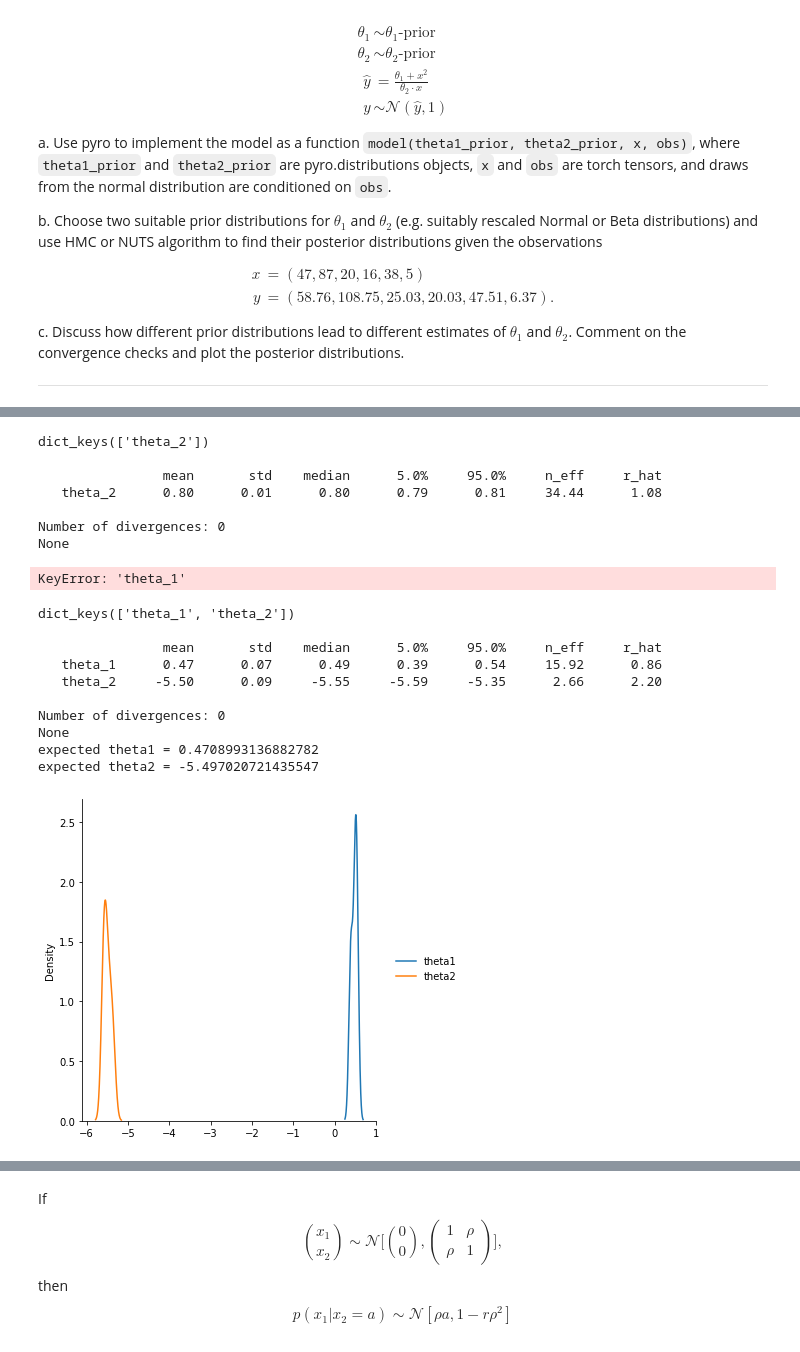
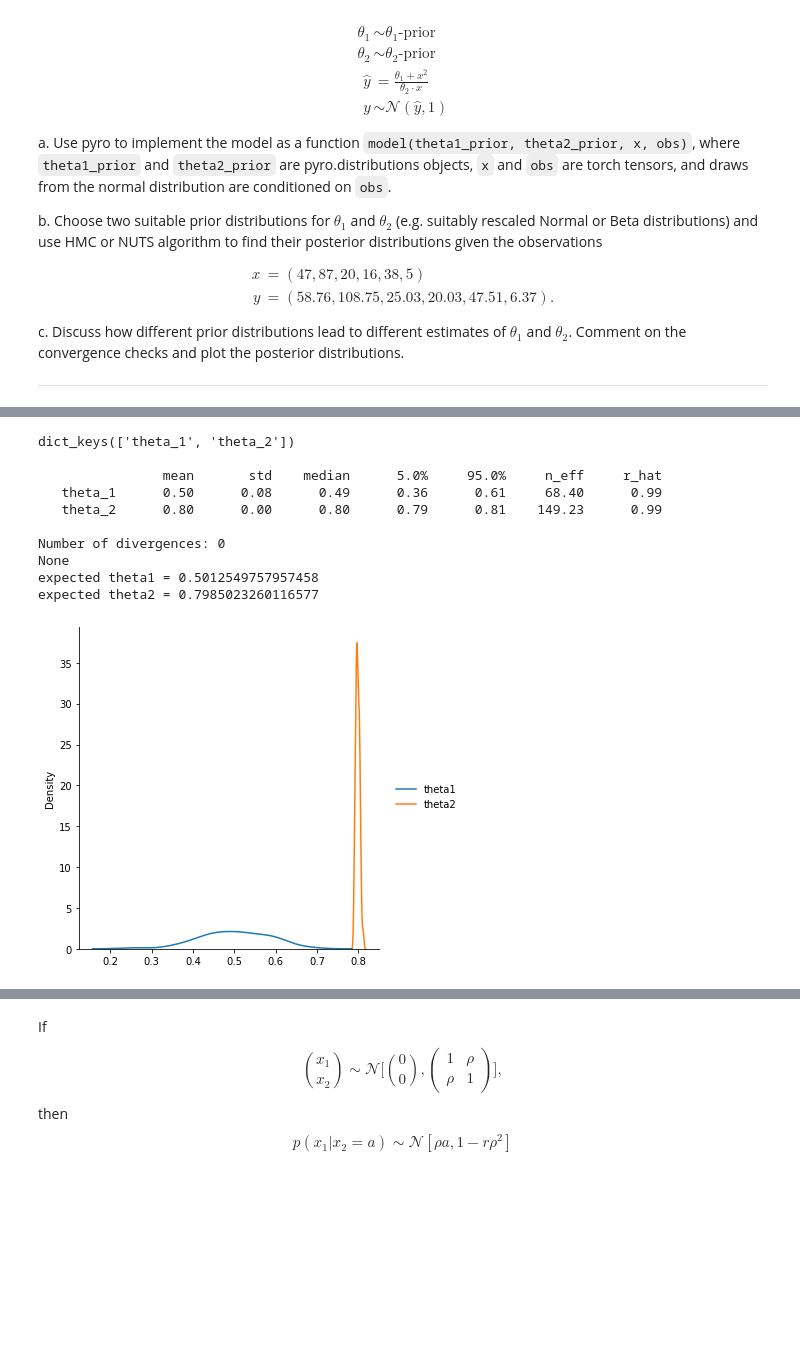
Before and after one commit to Francesc0rtu/statistical-machine-learning, a Jupyter notebook: homeworks2022/Solutions/homework4_ortu.ipynb, the cells around one changed output, grey strips where cells are left out. Cells and saved outputs as stored; diff of their text form; code cells hidden in the pictures; blank space fills up the shorter version.

```diff
--- a/homeworks2022/Solutions/homework4_ortu.ipynb
+++ b/homeworks2022/Solutions/homework4_ortu.ipynb
@@ -109,29 +112,17 @@ expected theta2 = 0.7994462847709656
 # %%
-theta = torch.tensor(0.2)
-Model = pyro.condition(model(theta1_beta, theta2_beta), data={"y":y})
-mcmc = compute_mcmc(Model,x, Kernel=NUTS)
-plot_inference(mcmc)
+# Launch the MCMC inference with gauss prior
+Model = pyro.condition(model(theta1_gauss, theta2_gauss), data={"y":y})
+mcmc_gauss = compute_mcmc(Model,x, Kernel=NUTS)
+plot_inference(mcmc_gauss)
 # %% [output]
-dict_keys(['theta_2'])
+dict_keys(['theta_1', 'theta_2'])
 
                 mean       std    median      5.0%     95.0%     n_eff     r_hat
-   theta_2      0.80      0.01      0.80      0.79      0.81     34.44      1.08
+   theta_1      0.50      0.08      0.49      0.36      0.61     68.40      0.99
+   theta_2      0.80      0.00      0.80      0.79      0.81    149.23      0.99
 
 Number of divergences: 0
 None
+expected theta1 = 0.5012549757957458
+expected theta2 = 0.7985023260116577
-KeyError: 'theta_1'
+[figure, added]
-# %%
-mcmc_gauss = compute_mcmc(model(theta1_gauss, theta2_gauss),x,y, Kernel=NUTS)
-plot_inference(mcmc_gauss)
-# %% [output]
-dict_keys(['theta_1', 'theta_2'])
-
-                mean       std    median      5.0%     95.0%     n_eff     r_hat
-   theta_1      0.47      0.07      0.49      0.39      0.54     15.92      0.86
-   theta_2     -5.50      0.09     -5.55     -5.59     -5.35      2.66      2.20
-
-Number of divergences: 0
-None
-expected theta1 = 0.4708993136882782
-expected theta2 = -5.497020721435547
-[figure, removed]
```
Also changed, not shown: parts of 13 cells of this notebook, 7 other files.
